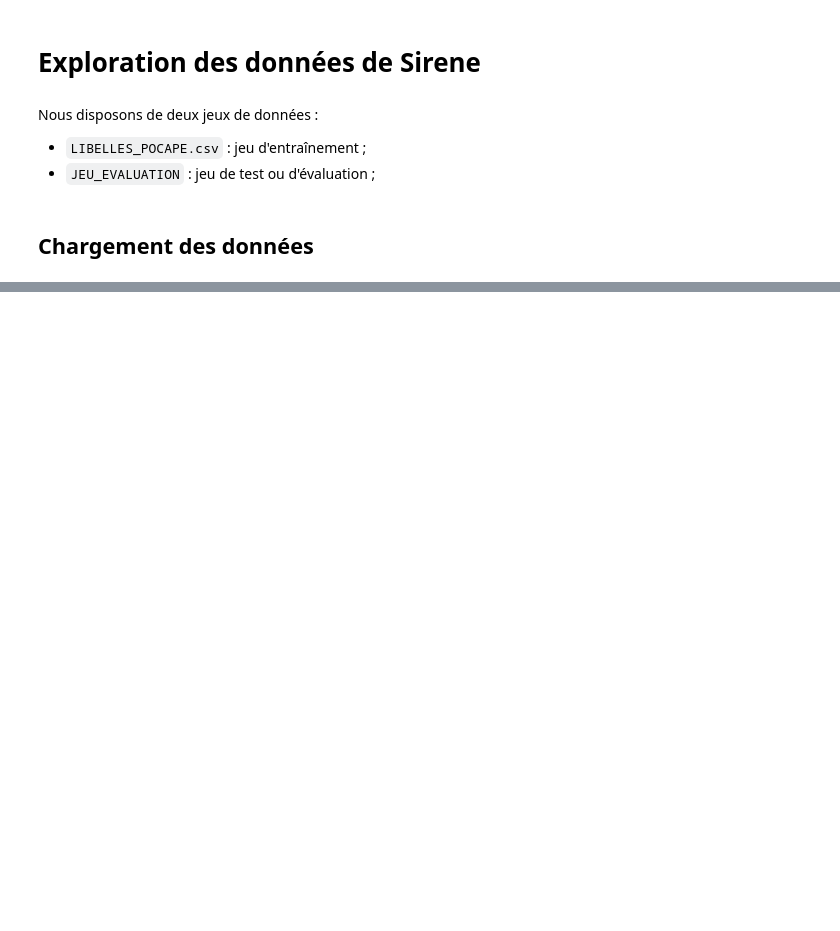
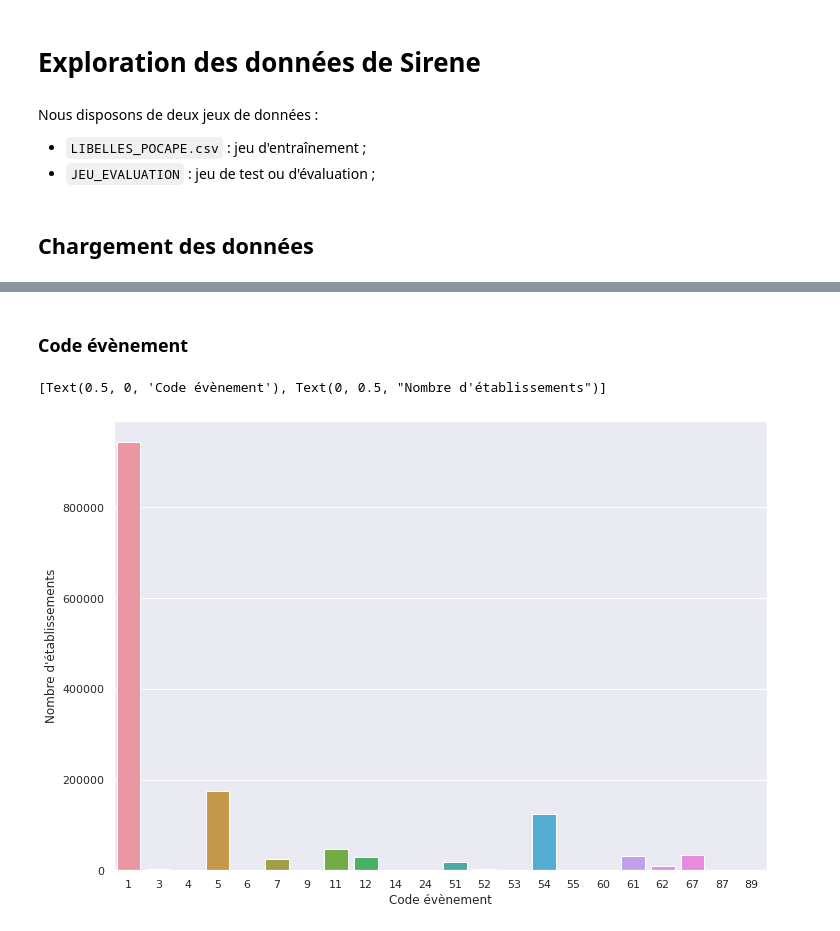
Before and after one commit to InseeFrLab/codif-ape-train, a Jupyter notebook: notebooks/data_exploration.ipynb, the cells around one changed output, grey strips where cells are left out. Cells and saved outputs as stored; diff of their text form; code cells hidden in the pictures; blank space fills up the shorter version.

```diff
--- a/notebooks/data_exploration.ipynb
+++ b/notebooks/data_exploration.ipynb
@@ -14,0 +72,8 @@ ModuleNotFoundError: No module named 'src'
+# %% [markdown]
+### Code évènement
+# %%
+ax = sns.countplot(x="EVT", data=df)
+ax.set(xlabel="Code évènement", ylabel="Nombre d'établissements")
+# %% [output]
+[Text(0.5, 0, 'Code évènement'), Text(0, 0.5, "Nombre d'établissements")]
+[figure, added]
```
Also changed, not shown: parts of 25 cells of this notebook.
